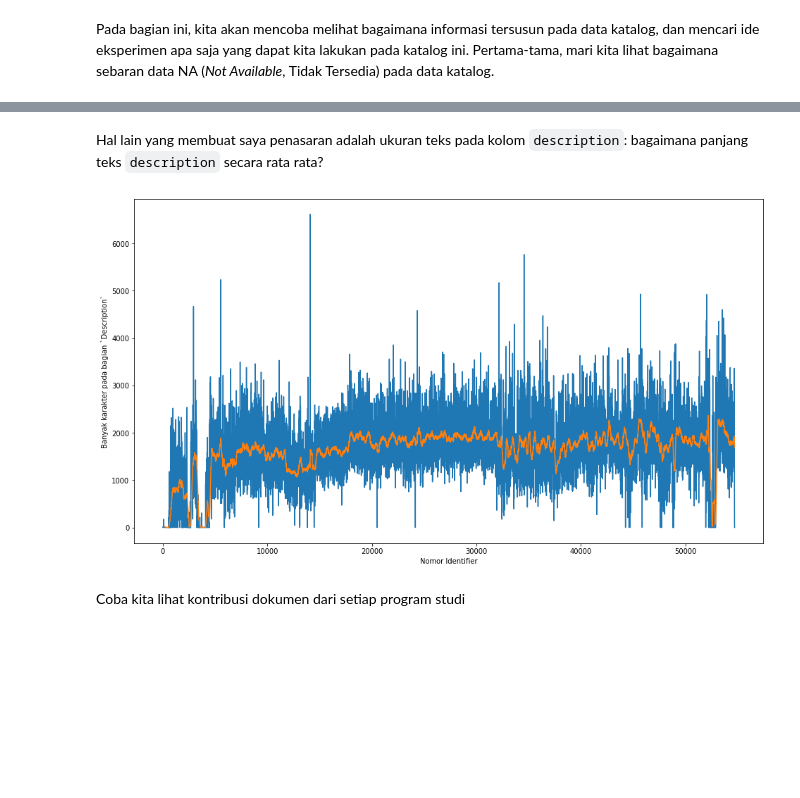
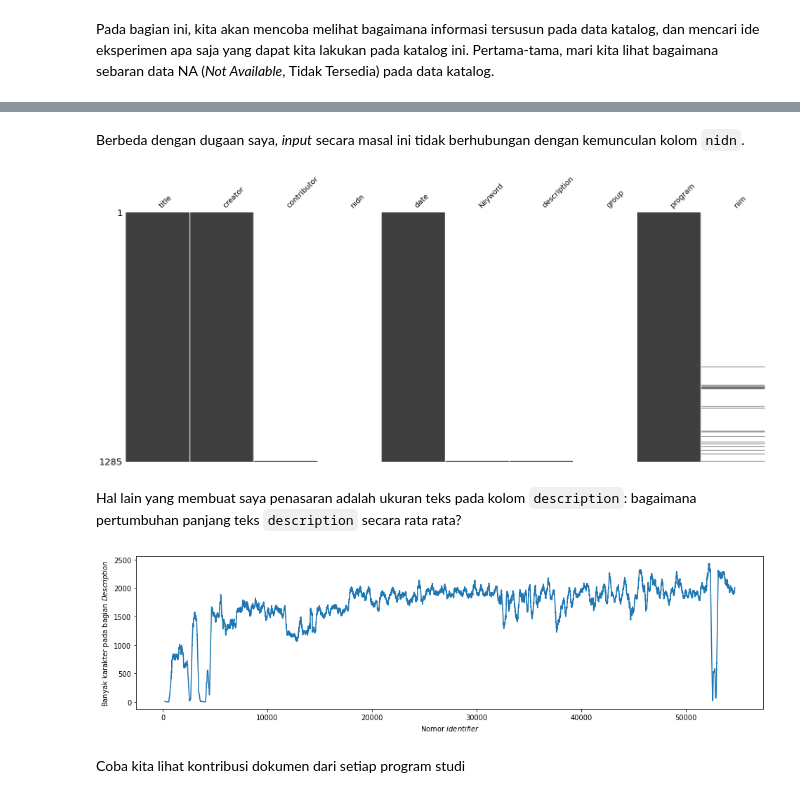
Before and after one commit to kekavigi/eksperimen, a Jupyter notebook: download digilib/v3.1/main.ipynb, the cells around one changed output, grey strips where cells are left out. Saved outputs shown, nothing was run; the diff lists cells and outputs as text; code cells hidden in the pictures; blank space fills up the shorter version.

Commit message:
memisahkan kolom subjek

```diff
--- a/download digilib/v3.1/main.ipynb
+++ b/download digilib/v3.1/main.ipynb
@@ -291,0 +328,6 @@ Dari grafik tersebut, kita melihat ada baris yang semua datanya kosong (ditandai
+# %%
+# kolom `title` yang kosong sebagai acuan nomor
+# identifier dengan data yang telah dihapus
+katalog = katalog[katalog['title'].notnull()]
+
+msno.matrix(katalog, sparkline=False);
@@ -296,19 +364,24 @@ Mari kita lihat bagaimana katalog diisi, berdasarkan informasi dari kolom `date`
+# %% [markdown]
+Berbeda dengan dugaan saya, *input* secara masal ini tidak berhubungan dengan kemunculan kolom `nidn`.
+# %%
+input_range = katalog[(start<=df.index) & (df.index<=end)]
+msno.matrix(input_range, sparkline=False);
+# %% [output]
+[figure, added]
 # %% [markdown]
-Hal lain yang membuat saya penasaran adalah ukuran teks pada kolom `description`: bagaimana panjang teks `description` secara rata rata?
+Hal lain yang membuat saya penasaran adalah ukuran teks pada kolom `description`: bagaimana pertumbuhan panjang teks `description` secara rata rata?
 # %%
 # panjang teks kolom description
 size_desc = katalog['description'].fillna('').apply(len)
 
 # hitung moving average
-ma5 = size_desc.rolling(window=5).mean()
-ma200 = size_desc.rolling(window=200).mean()
+ma100 = size_desc.rolling(window=200).mean()
 
 # plot
-ma5.plot(figsize=(16,9))
-ax = ma200.plot(figsize=(16,9))
-ax.set_xlabel("Nomor Identifier")
-ax.set_ylabel("Banyak karakter pada bagian `Description`");
+ax = ma100.plot(figsize=(16,4))
+ax.set_xlabel("Nomor $\it{identifier}$")
+ax.set_ylabel("Banyak karakter pada bagian $\it{Description}$");
 # %% [output]
-[figure, old version]
+[figure, new version]
 # %% [markdown]
 Coba kita lihat kontribusi dokumen dari setiap program studi
```
Also changed, not shown: parts of 31 cells of this notebook, 3 other files.
